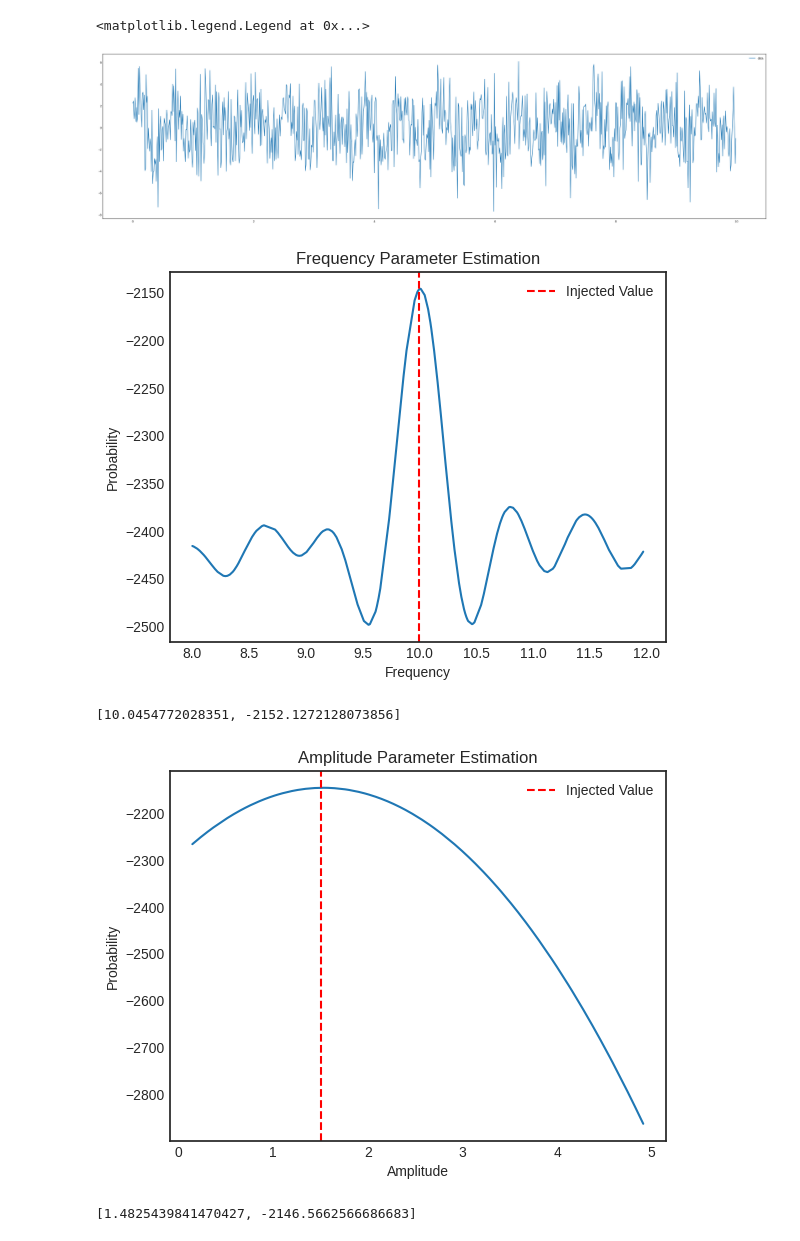
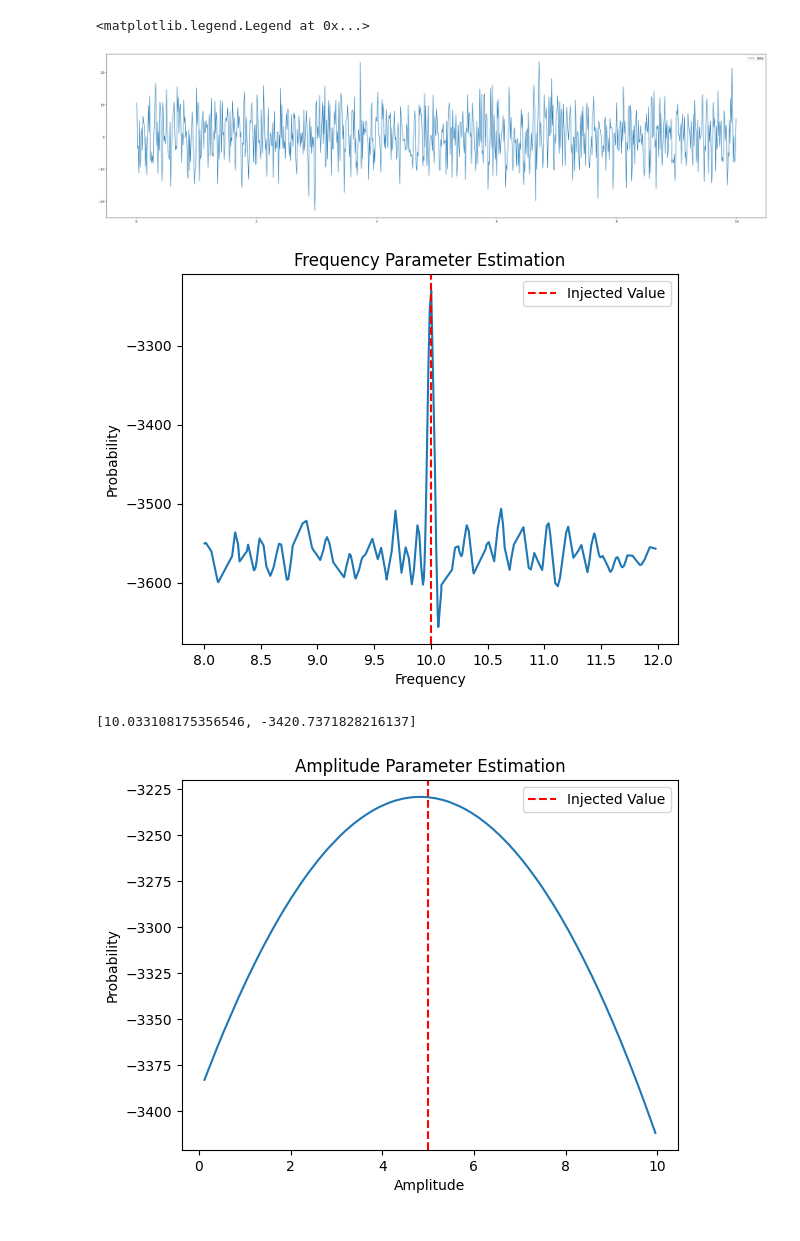
Before and after one commit to rahule-1999/M.Sc-Project, a Jupyter notebook: Assignment.ipynb, the cells around one changed output. Drawn from its saved outputs; the diff is of its cells as text; code cells hidden in the pictures.

```diff
--- a/Assignment.ipynb
+++ b/Assignment.ipynb
@@ -5,30 +5,30 @@ import numpy as np
 import matplotlib.pyplot as plt
 # %%
 def signal_fn(t,A,w,phi):
-  return A*np.sin((w*t)+phi)
+  return A*np.sin((w*2*np.pi*t)+phi)
 
 def noise_fn(std,n):
   return np.random.normal(0,std,n)
 # %%
 t = np.arange(0,10,0.01)
 
-true_A = 1.5
+true_A = 5
 true_w = 10
 true_phi = np.pi/4
-std = 2
+std = 6
 
 sig = signal_fn(t,true_A,true_w,true_phi)
 noise = noise_fn(std,len(t))
 data = sig + noise
 
 plt.figure(figsize=(40, 10))
 #plt.plot(t,sig,label='signal')
 plt.plot(t,data,label='data')
 #plt.scatter(t,noise,label='noise')
 plt.legend(loc='best')
 # %% [output]
 <matplotlib.legend.Legend at 0x...>
-[figure, old version]
+[figure, new version]
 # %%
 def ln_likelihood_w(t,true_A,w,true_phi,std,data):
   signal_data = signal_fn(t,true_A,w,true_phi)
@@ -62,7 +62,7 @@ plt.title('Frequency Parameter Estimation')
 sorted_w_and_likes = sorted(w_and_likes,key=lambda x: x[1])
 #sorted_w_and_likes
 # %% [output]
-[figure, old version]
+[figure, new version]
 # %%
 N_iter = 10000
 i=0
@@ -90,7 +90,7 @@ w_Nsample = sorted(w_Nsample,key=lambda x: x[1])
 
 w_Nsample[-1]
 # %% [output]
-[10.0454772028351, -2152.1272128073856]
+[10.033108175356546, -3420.7371828216137]
 # %%
 def ln_likelihood_A(t,A,true_w,true_phi,std,data):
   signal_data = signal_fn(t,A,true_w,true_phi)
@@ -101,7 +101,7 @@ def ln_likelihood_A(t,A,true_w,true_phi,std,data):
 def get_prior_A(A_range,n):
   return np.random.uniform(A_range[0],A_range[1],n)
 
-A_range = [0.1,5]
+A_range = [0,10]
 A_iter = get_prior_A(A_range,200)
 
 
@@ -116,7 +116,7 @@ y=[x[1] for x in sorted_A_and_likes]
 plt.plot(x,y)
 plt.xlabel('Amplitude')
 plt.ylabel('Probability')
-plt.axvline(x=1.5,color='red',label='Injected Value', linestyle='dashed')
+plt.axvline(x=5,color='red',label='Injected Value', linestyle='dashed')
 plt.legend(loc='best')
 plt.title('Amplitude Parameter Estimation')
 
@@ -124,7 +124,7 @@ plt.title('Amplitude Parameter Estimation')
 sorted_A_and_likes = sorted(A_and_likes,key=lambda x: x[1])
 #sorted_w_and_likes
 # %% [output]
-[figure, old version]
+[figure, new version]
 # %%
 N_iter = 10000
 i=0
@@ -144,13 +144,11 @@ while(i<N_iter):
 
 A_Nsample = sorted(A_Nsample,key=lambda x: x[1])
 #w_Nsample
-A_Nsample[-1]
+#plt.hist(A_Nsample)
 #x = list(np.around(np.array(x),3))
 #plt.hist(x,bins=100)
 # y=[x[1] for x in w_Nsample]
 # plt.plot(x,y)
-# %% [output]
-[1.4825439841470427, -2146.5662566686683]
 # %%
 def ln_likelihood_A_and_w(t,A,w,true_phi,std,data):
   signal_data = signal_fn(t,A,w,true_phi)
```
Also changed, not shown: parts of 3 cells of this notebook.
